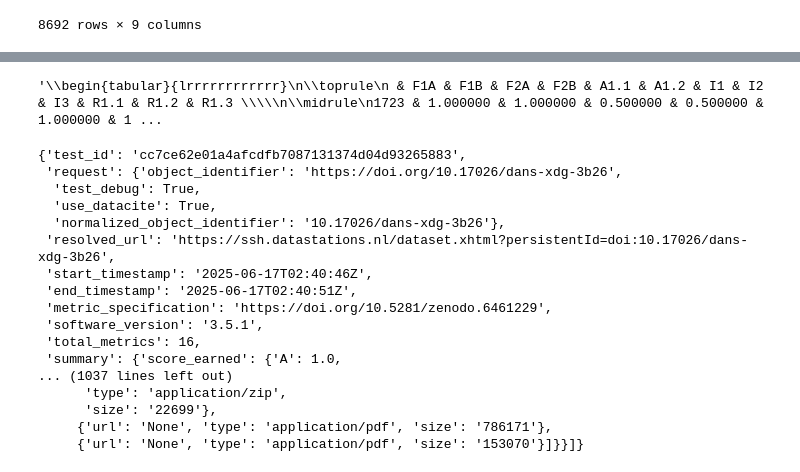
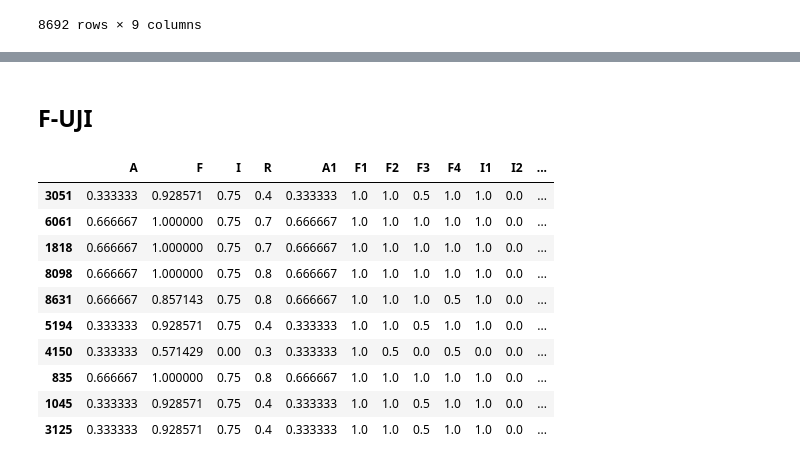
Before and after one commit to DelmArts/ssh-fair, a Jupyter notebook: main.ipynb, the cells around one changed output, grey strips where cells are left out. Cells and saved outputs as stored; diff of their text form; code cells hidden in the pictures.

Commit message:
finish fuji

```diff
--- a/main.ipynb
+++ b/main.ipynb
@@ -133,40 +105,35 @@ stats
-# %%
-results.to_latex()
-# %% [output]
-'\\begin{tabular}{lrrrrrrrrrrrr}\n\\toprule\n & F1A & F1B & F2A & F2B & A1.1 & A1.2 & I1 & I2 & I3 & R1.1 & R1.2 & R1.3 \\\\\n\\midrule\n1723 & 1.000000 & 1.000000 & 0.500000 & 0.500000 & 1.000000 & 1 ...
+# %% [markdown]
+## F-UJI
 # %%
 FUJI_URL = "http://localhost:1071/fuji/api/v1/evaluate"
 # %%
-def fuji(pid: str):
+def fuji_query(pid: str):
     headers = {
         "accept": "application/json",
         "Authorization": "Basic bWFydmVsOndvbmRlcndvbWFu",
         "Content-Type": "application/json",
     }
 
-    req = {"object_identifier": pid, "test_debug": True, "use_datacite": True}
-    res = r.post(FUJI_URL, json=req, headers=headers)
+    req = {"object_identifier": pid, "use_datacite": True}
+    res = r.post(FUJI_URL, json=req, headers=headers).json()
 
-    return res.json()
+    return {metric: score / res["summary"]["score_total"][metric] for metric, score in res["summary"]["score_earned"].items()}
+# %%
+def fuji(df: pd.DataFrame) -> pd.DataFrame:
+    return df.apply(fuji_query).apply(pd.Series)
 # %%
-result = fuji("https://doi.org/10.17026/dans-xdg-3b26")
+results: pd.DataFrame = fuji(samples["persistentUrl"])
 
-result
+results
 # %% [output]
-{'test_id': 'cc7ce62e01a4afcdfb7087131374d04d93265883',
- 'request': {'object_identifier': 'https://doi.org/10.17026/dans-xdg-3b26',
-  'test_debug': True,
-  'use_datacite': True,
-  'normalized_object_identifier': '10.17026/dans-xdg-3b26'},
- 'resolved_url': 'https://ssh.datastations.nl/dataset.xhtml?persistentId=doi:10.17026/dans-xdg-3b26',
- 'start_timestamp': '2025-06-17T02:40:46Z',
- 'end_timestamp': '2025-06-17T02:40:51Z',
- 'metric_specification': 'https://doi.org/10.5281/zenodo.6461229',
- 'software_version': '3.5.1',
- 'total_metrics': 16,
- 'summary': {'score_earned': {'A': 1.0,
-... (1037 lines left out)
-      'type': 'application/zip',
-      'size': '22699'},
-     {'url': 'None', 'type': 'application/pdf', 'size': '786171'},
-     {'url': 'None', 'type': 'application/pdf', 'size': '153070'}]}}]}
+|  | A | F | I | R | A1 | F1 | F2 | F3 | F4 | I1 | I2 | ... |
+| 3051 | 0.333333 | 0.928571 | 0.75 | 0.4 | 0.333333 | 1.0 | 1.0 | 0.5 | 1.0 | 1.0 | 0.0 | ... |
+| 6061 | 0.666667 | 1.000000 | 0.75 | 0.7 | 0.666667 | 1.0 | 1.0 | 1.0 | 1.0 | 1.0 | 0.0 | ... |
+| 1818 | 0.666667 | 1.000000 | 0.75 | 0.7 | 0.666667 | 1.0 | 1.0 | 1.0 | 1.0 | 1.0 | 0.0 | ... |
+| 8098 | 0.666667 | 1.000000 | 0.75 | 0.8 | 0.666667 | 1.0 | 1.0 | 1.0 | 1.0 | 1.0 | 0.0 | ... |
+| 8631 | 0.666667 | 0.857143 | 0.75 | 0.8 | 0.666667 | 1.0 | 1.0 | 1.0 | 0.5 | 1.0 | 0.0 | ... |
+| 5194 | 0.333333 | 0.928571 | 0.75 | 0.4 | 0.333333 | 1.0 | 1.0 | 0.5 | 1.0 | 1.0 | 0.0 | ... |
+| 4150 | 0.333333 | 0.571429 | 0.00 | 0.3 | 0.333333 | 1.0 | 0.5 | 0.0 | 0.5 | 0.0 | 0.0 | ... |
+| 835 | 0.666667 | 1.000000 | 0.75 | 0.8 | 0.666667 | 1.0 | 1.0 | 1.0 | 1.0 | 1.0 | 0.0 | ... |
+| 1045 | 0.333333 | 0.928571 | 0.75 | 0.4 | 0.333333 | 1.0 | 1.0 | 0.5 | 1.0 | 1.0 | 0.0 | ... |
+| 3125 | 0.333333 | 0.928571 | 0.75 | 0.4 | 0.333333 | 1.0 | 1.0 | 0.5 | 1.0 | 1.0 | 0.0 | ... |
```
Also changed, not shown: parts of 13 cells of this notebook.
